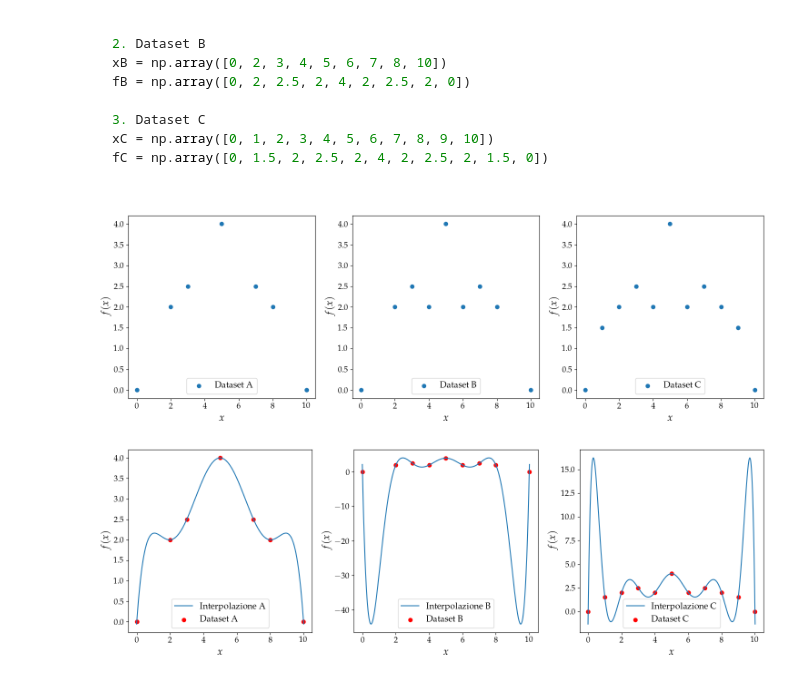
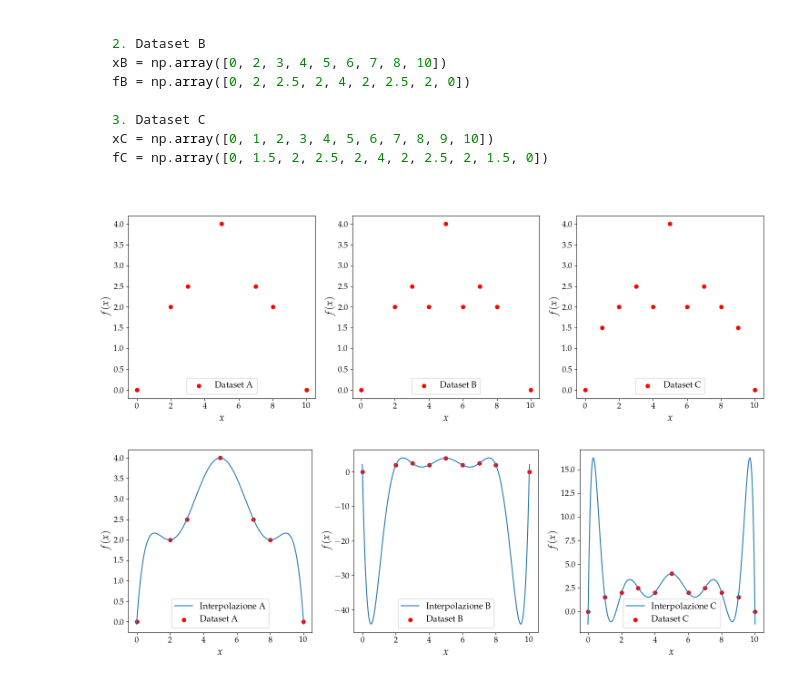
Before and after one commit to mvolpato-unimib/Lab_comp, a Jupyter notebook: ex8/interpolation.ipynb, the cells around one changed output. Cells and saved outputs as stored; diff of their text form; code cells hidden in the pictures.

```diff
--- a/ex8/interpolation.ipynb
+++ b/ex8/interpolation.ipynb
@@ -76,31 +76,31 @@ fC = np.array([0, 1.5, 2, 2.5, 2, 4, 2, 2.5, 2, 1.5, 0])
 # %%
 xA = np.array([0, 2, 3, 5, 7, 8, 10], dtype=float)
 fA = np.array([0, 2, 2.5, 4, 2.5, 2, 0], dtype=float)
 
 xB = np.array([0, 2, 3, 4, 5, 6, 7, 8, 10], dtype=float)
 fB = np.array([0, 2, 2.5, 2, 4, 2, 2.5, 2, 0], dtype=float)
 
 xC = np.array([0, 1, 2, 3, 4, 5, 6, 7, 8, 9, 10], dtype=float)
 fC = np.array([0, 1.5, 2, 2.5, 2, 4, 2, 2.5, 2, 1.5, 0], dtype=float)
 
 x_arr = [xA, xB, xC]
 f_arr = [fA, fB, fC]
 names = [r'Dataset A', r'Dataset B', r'Dataset C']
 
 def plot_lag(x, y, name):
     fig, ax = plt.subplots(1, 3, figsize=(15,5))
     for i in range(len(x)):
-        ax[i].scatter(x[i], y[i], label=name[i])
+        ax[i].scatter(x[i], y[i], label=name[i], color='red')
         ax[i].set_xlabel(r'$x$')
         ax[i].set_ylabel(r'$f(x)$')
         ax[i].legend(loc='lower center')
     plt.tight_layout()
     plt.savefig('plots/Lagrange_dataset_plot.png', dpi=300)
     plt.show()
 
 plot_lag(x_arr, f_arr, names)
 # %% [output]
-[figure, old version]
+[figure, new version]
 # %%
 class Lagrange:
     def __init__(self, x, f):
```
Also changed, not shown: parts of 3 cells of this notebook, 9 other files.
